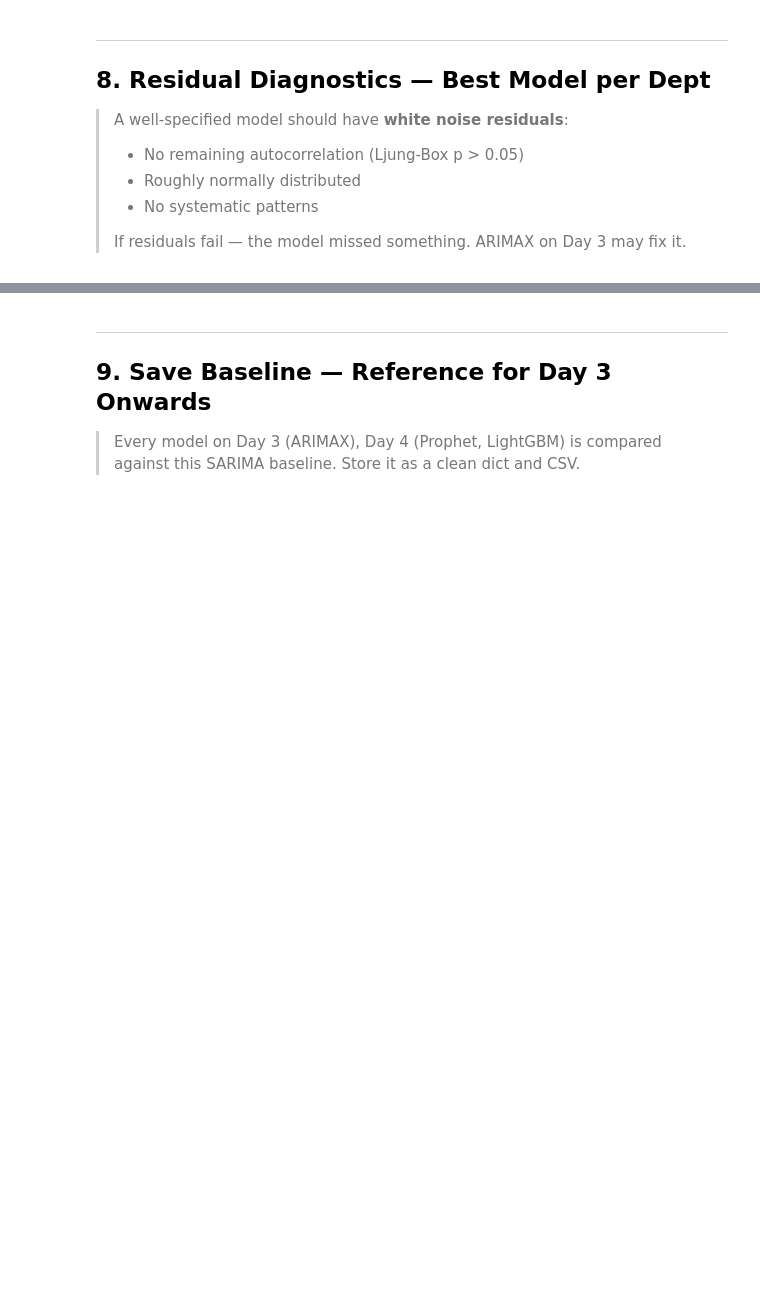
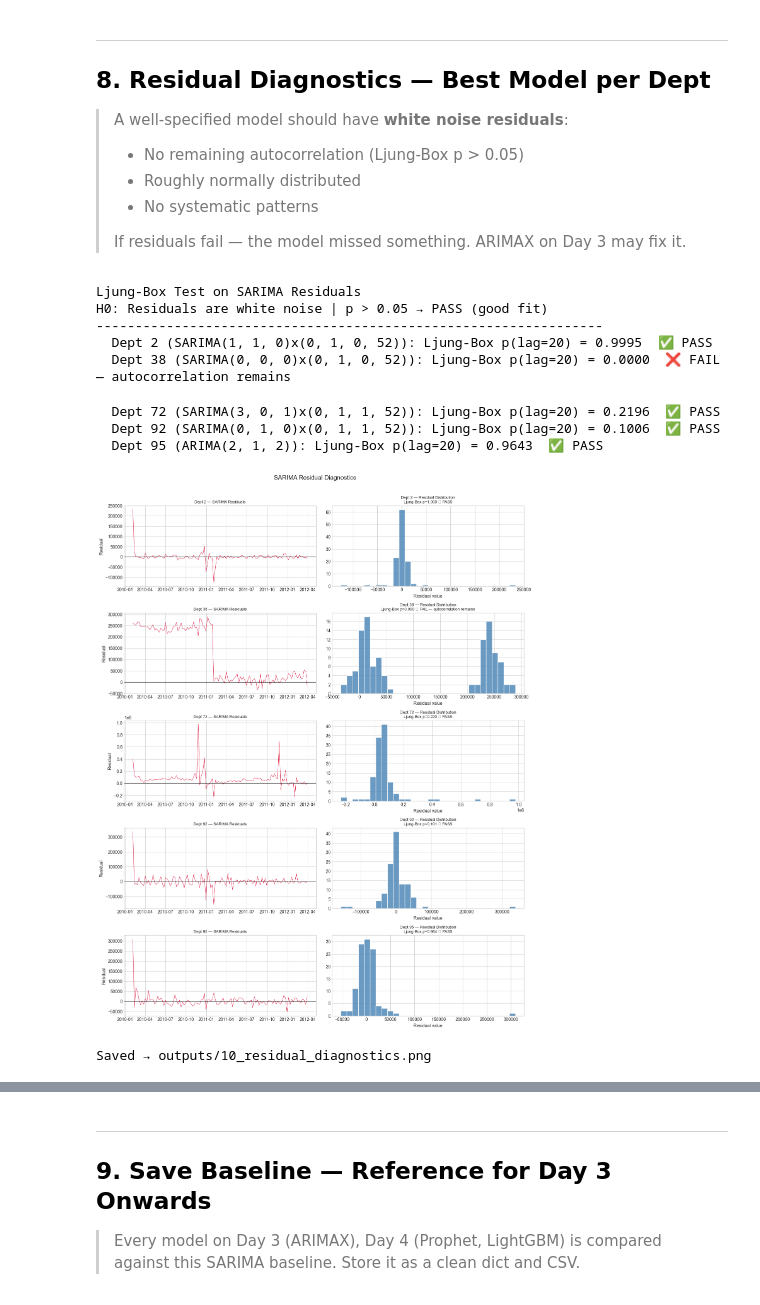
Before and after one commit to koushik7074/walmart-demand-forecasting-arima-lgbm-scenario-engine, a Jupyter notebook: walmart_day2_baseline.ipynb, the cells around one changed output, grey strips where cells are left out. Saved outputs shown, nothing was run; the diff lists cells and outputs as text; code cells hidden in the pictures; blank space fills up the shorter version.

```diff
--- a/walmart_day2_baseline.ipynb
+++ b/walmart_day2_baseline.ipynb
@@ -239,15 +341,29 @@ for dept in DEPTS:
     s = sarima_results[dept]
 
     rmse_improvement = (a['RMSE'] - s['RMSE']) / a['RMSE'] * 100
+    winner = 'SARIMA' if s['RMSE'] < a['RMSE'] else 'ARIMA'
+
+    # Best model label for Day 3 reference
+    if winner == 'SARIMA':
+        best_order = f"SARIMA{s['order']}x{s['seasonal_order']}"
+        best_rmse  = s['RMSE']
+        best_mape  = s['MAPE']
+    else:
+        best_order = f"ARIMA{a['order']}"
+        best_rmse  = a['RMSE']
+        best_mape  = a['MAPE']
 
     rows.append({
-        'Dept'              : dept,
-        'ARIMA Order'       : str(a['order']),
-        'ARIMA RMSE'        : a['RMSE'],
-        'SARIMA Order'      : f"{s['order']}x{s['seasonal_order']}",
-        'SARIMA RMSE'       : s['RMSE'],
-        'RMSE Improvement %': round(rmse_improvement, 1),
-        'Winner'            : 'SARIMA' if s['RMSE'] < a['RMSE'] else 'ARIMA'
+        'Dept'               : dept,
+        'ARIMA Order'        : str(a['order']),
+        'ARIMA RMSE'         : a['RMSE'],
+        'SARIMA Order'       : f"{s['order']}x{s['seasonal_order']}",
+        'SARIMA RMSE'        : s['RMSE'],
+        'RMSE Improvement %' : round(rmse_improvement, 1),
+        'Winner'             : winner,
+        'Best Model'         : best_order,   # ← added
+        'Baseline RMSE'      : best_rmse,    # ← added
+        'Baseline MAPE'      : best_mape     # ← added
     })
 
 comparison_df = pd.DataFrame(rows)
@@ -261,8 +377,11 @@ print()
 avg_improvement = comparison_df['RMSE Improvement %'].mean()
 print(f'Average RMSE improvement SARIMA over ARIMA: {avg_improvement:.1f}%')
 print()
-print('Note: positive improvement % = SARIMA is better')
-print('      negative improvement % = ARIMA is better (rare — check that dept)')
+print('Note: positive = SARIMA better | negative = ARIMA better')
+print()
+print('─── Final Baselines (what Day 3 must beat) ───')
+for _, row in comparison_df.iterrows():
+    print(f"  Dept {row['Dept']:>2} | {row['Best Model']:35s} | RMSE={row['Baseline RMSE']:>10.2f} | MAPE={row['Baseline MAPE']:.2f}%")
 
 comparison_df.to_csv('outputs/day2_baseline_results.csv', index=False)
 print('\nSaved → outputs/day2_baseline_results.csv')
@@ -340,38 +498,52 @@ for i, dept in enumerate(DEPTS):
 
     # Fit SARIMA using orders from earlier
     s   = sarima_results[dept]
+
+    # Note for Dept 95 — stored as ARIMA order, seasonal_order=(0,0,0,0)
+    model_label = f"SARIMA{s['order']}x{s['seasonal_order']}" if s['seasonal_order'] != (0,0,0,0) else f"ARIMA{s['order']}"
+
     mod = SARIMAX(
         train,
         order=s['order'],
         seasonal_order=s['seasonal_order'],
         enforce_stationarity=False,
         enforce_invertibility=False
     )
     fit = mod.fit(disp=False)
     residuals = fit.resid.dropna()
 
     # Ljung-Box test at lag 20
     lb = acorr_ljungbox(residuals, lags=[20], return_df=True)
     lb_p = lb['lb_pvalue'].iloc[0]
     verdict = '✅ PASS' if lb_p > 0.05 else '❌ FAIL — autocorrelation remains'
 
     residual_results[dept] = {'lb_p_lag20': round(lb_p, 4), 'verdict': verdict}
-    print(f'  Dept {dept}: Ljung-Box p(lag=20) = {lb_p:.4f}  {verdict}')
+    print(f'  Dept {dept} ({model_label}): Ljung-Box p(lag=20) = {lb_p:.4f}  {verdict}')
 
     # Plot residuals + histogram
     axes[i][0].plot(residuals.index, residuals.values,
                     color='crimson', linewidth=0.7)
     axes[i][0].axhline(0, color='black', linewidth=0.8)
     axes[i][0].set_title(f'Dept {dept} — SARIMA Residuals', fontsize=9)
     axes[i][0].set_ylabel('Residual')
 
     axes[i][1].hist(residuals, bins=30, color='steelblue', alpha=0.8, edgecolor='white')
-    axes[i][1].set_title(f'Dept {dept} — Residual Distribution
-Ljung-Box p={lb_p:.3f} {verdict}', fontsize=9)
+    axes[i][1].set_title(f'Dept {dept} — Residual Distribution\nLjung-Box p={lb_p:.3f} {verdict}', fontsize=9)
     axes[i][1].set_xlabel('Residual value')
 
 plt.suptitle('SARIMA Residual Diagnostics', fontsize=14, y=1.01)
 plt.tight_layout()
 plt.savefig('outputs/10_residual_diagnostics.png', dpi=150, bbox_inches='tight')
 plt.show()
 print('\nSaved → outputs/10_residual_diagnostics.png')
+# %% [output]
+Ljung-Box Test on SARIMA Residuals
+H0: Residuals are white noise | p > 0.05 → PASS (good fit)
+-----------------------------------------------------------------
+  Dept 2 (SARIMA(1, 1, 0)x(0, 1, 0, 52)): Ljung-Box p(lag=20) = 0.9995  ✅ PASS
+  Dept 38 (SARIMA(0, 0, 0)x(0, 1, 0, 52)): Ljung-Box p(lag=20) = 0.0000  ❌ FAIL — autocorrelation remains
+  Dept 72 (SARIMA(3, 0, 1)x(0, 1, 1, 52)): Ljung-Box p(lag=20) = 0.2196  ✅ PASS
+  Dept 92 (SARIMA(0, 1, 0)x(0, 1, 1, 52)): Ljung-Box p(lag=20) = 0.1006  ✅ PASS
+  Dept 95 (ARIMA(2, 1, 2)): Ljung-Box p(lag=20) = 0.9643  ✅ PASS
+[figure, added]
+Saved → outputs/10_residual_diagnostics.png
```
Also changed, not shown: parts of 14 cells of this notebook, 1 other file.
